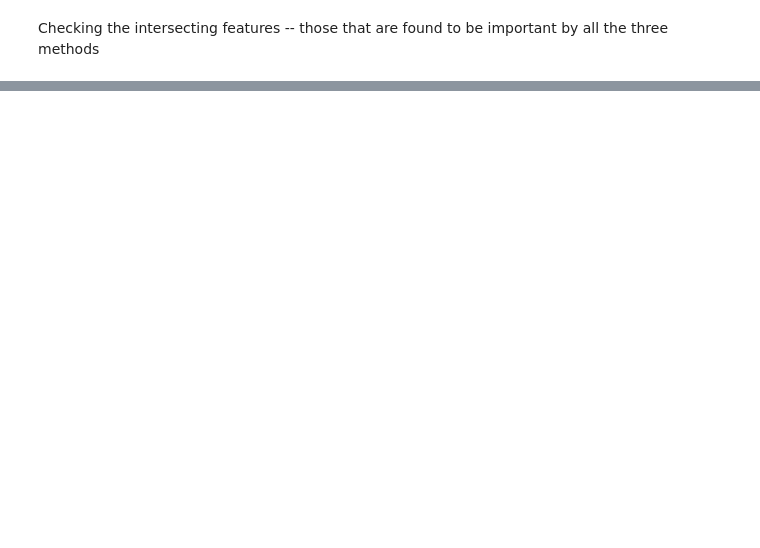
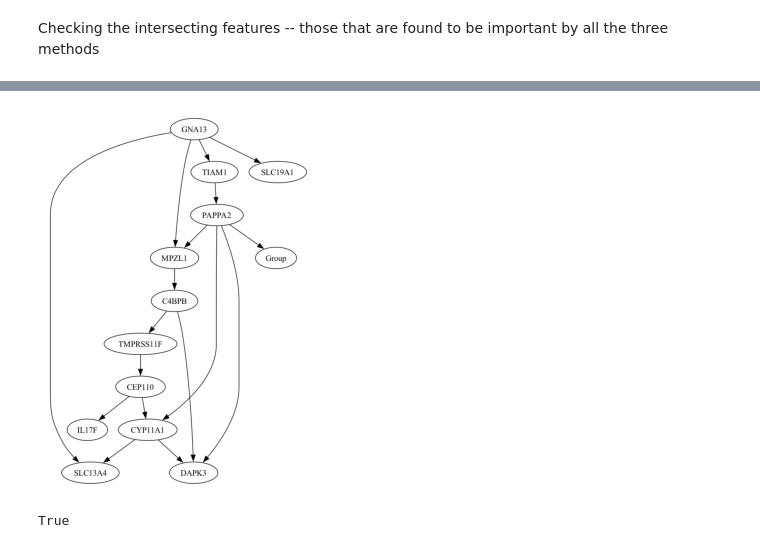
Before and after one commit to shamanth-kuthpadi/dowhy-preeclampsia, a Jupyter notebook: FeatureSelection.ipynb, the cells around one changed output, grey strips where cells are left out. Cells and saved outputs as stored; diff of their text form; code cells hidden in the pictures; blank space fills up the shorter version.

```diff
--- a/FeatureSelection.ipynb
+++ b/FeatureSelection.ipynb
@@ -127,0 +161,12 @@ NameError: name 'df' is not defined
+# %%
+EstimationModel = EstimateEffect(df)
+
+causal_graph = EstimationModel.find_causal_graph(algo='CCDr')
+
+disp_graph_nx(causal_graph)
+# %% [output]
+[figure, added]
+# %%
+nx.is_directed_acyclic_graph(causal_graph)
+# %% [output]
+True
```
Also changed, not shown: parts of 20 cells of this notebook, 1 other file.
